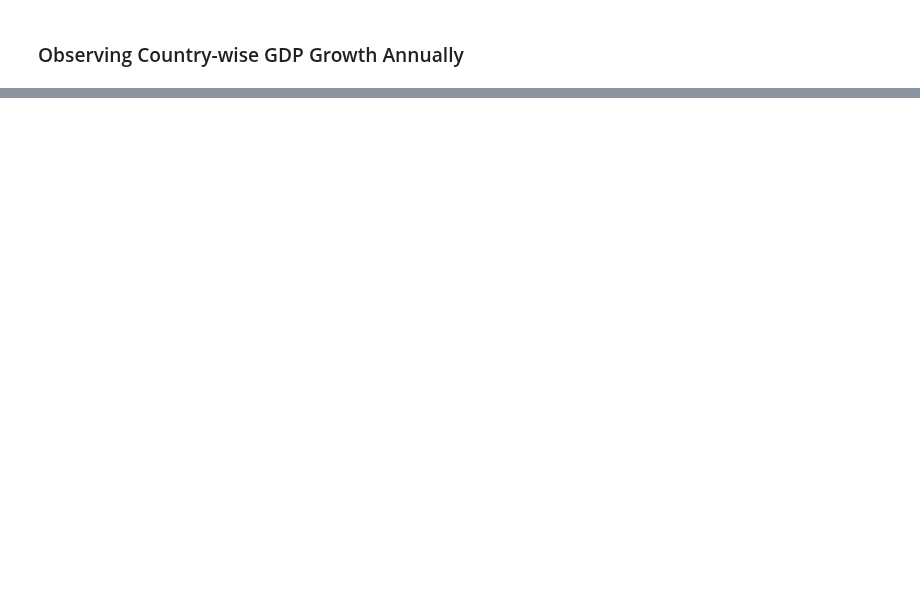
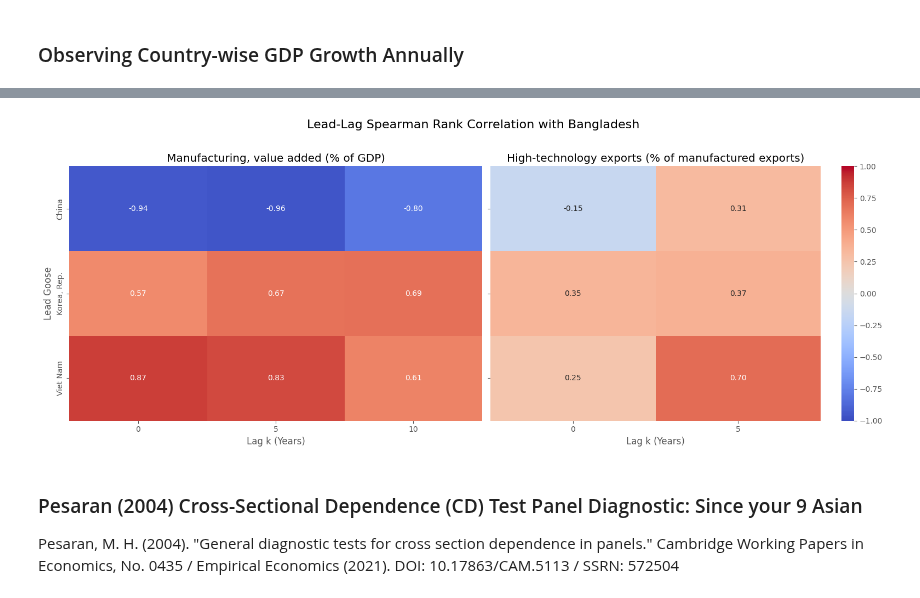
Before and after one commit to MJwd-Hasan/bd_flying_geese, a Jupyter notebook: export_import.ipynb, the cells around one changed output, grey strips where cells are left out. Drawn from its saved outputs; the diff is of its cells as text; code cells hidden in the pictures; blank space fills up the shorter version.

Commit message:
Added new papers, Some statistical tests and many other new analysis graphs and chart

```diff
--- a/export_import.ipynb
+++ b/export_import.ipynb
@@ -232,0 +294,27 @@ for i in range(2005, 2022):
+# %%
+countries = ['Bangladesh', 'Indonesia', 'Viet Nam', 'Malaysia', 'China', 'Japan']
+cols = ['Foreign direct investment, net inflows (% of GDP)', 'High-technology exports (% of manufactured exports)', 'Gross fixed capital formation (% of GDP)']
+
+decade_df = data[data['Country Name'].isin(countries)].copy()
+decade_df['Decade'] = (decade_df['Time'] // 10) * 10
+decade_df = decade_df.groupby(['Country Name', 'Decade'], as_index=False)[cols].mean().sort_values(['Country Name', 'Decade'])
+
+
+
+plt.figure(figsize = (18, 9))
+sns.scatterplot(data = decade_df, x = 'Foreign direct investment, net inflows (% of GDP)', y = 'High-technology exports (% of manufactured exports)', hue = 'Country Name', style = 'Decade', palette = palette, s = 150)
+for c in countries:
+    sub = decade_df[decade_df['Country Name'] == c].dropna(subset=['Foreign direct investment, net inflows (% of GDP)', 'High-technology exports (% of manufactured exports)']).reset_index(drop=True)
+    for i in range(len(sub) - 1):
+        plt.annotate('', xy=(sub.loc[i+1, 'Foreign direct investment, net inflows (% of GDP)'], sub.loc[i+1, 'High-technology exports (% of manufactured exports)']), xytext=(sub.loc[i, 'Foreign direct investment, net inflows (% of GDP)'], sub.loc[i, 'High-technology exports (% of manufactured exports)']), arrowprops=dict(arrowstyle='->', color=palette[c], lw=2))
+plt.title('Kojima FDI-Upgrading Quadrant Dynamic (Decade-wise Average)')
+plt.show()
+
+plt.figure(figsize = (18, 9))
+sns.scatterplot(data = decade_df, x = 'Foreign direct investment, net inflows (% of GDP)', y = 'Gross fixed capital formation (% of GDP)', hue = 'Country Name', style = 'Decade', palette = palette, s = 150)
+for c in countries:
+    sub = decade_df[decade_df['Country Name'] == c].dropna(subset=['Foreign direct investment, net inflows (% of GDP)', 'Gross fixed capital formation (% of GDP)']).reset_index(drop=True)
+    for i in range(len(sub) - 1):
+        plt.annotate('', xy=(sub.loc[i+1, 'Foreign direct investment, net inflows (% of GDP)'], sub.loc[i+1, 'Gross fixed capital formation (% of GDP)']), xytext=(sub.loc[i, 'Foreign direct investment, net inflows (% of GDP)'], sub.loc[i, 'Gross fixed capital formation (% of GDP)']), arrowprops=dict(arrowstyle='->', color=palette[c], lw=2))
+plt.title('Kojima FDI-Upgrading Quadrant Dependency on gross Capital Formation')
+plt.show()
@@ -232,0 +427,20 @@ for i in range(2005, 2022):
+# %%
+fig, axes = plt.subplots(1, len(variables), figsize=(16, 6), sharey=True)
+
+for i, var in enumerate(variables):
+    sub_res = results_df[results_df['Variable'] == var].pivot(index='Lead Goose', columns='Lag (k)', values='Spearman Rho')
+    sns.heatmap(sub_res, annot=True, fmt='.2f', cmap='coolwarm', vmin=-1, vmax=1, center=0, ax=axes[i], cbar=(i == len(variables) - 1))
+    axes[i].set_title(var)
+    axes[i].set_xlabel('Lag k (Years)')
+    if i > 0:
+        axes[i].set_ylabel('')
+
+plt.suptitle('Lead-Lag Spearman Rank Correlation with Bangladesh', fontsize=16, y=1.02)
+plt.tight_layout()
+plt.show()
+# %% [output]
+[figure, added]
+# %% [markdown]
+### Pesaran (2004) Cross-Sectional Dependence (CD) Test	Panel Diagnostic: Since your 9 Asian
+
+Pesaran, M. H. (2004). "General diagnostic tests for cross section dependence in panels." Cambridge Working Papers in Economics, No. 0435 / Empirical Economics (2021). DOI: 10.17863/CAM.5113 / SSRN: 572504
```
Also changed, not shown: parts of 28 cells of this notebook, 2 other files.
